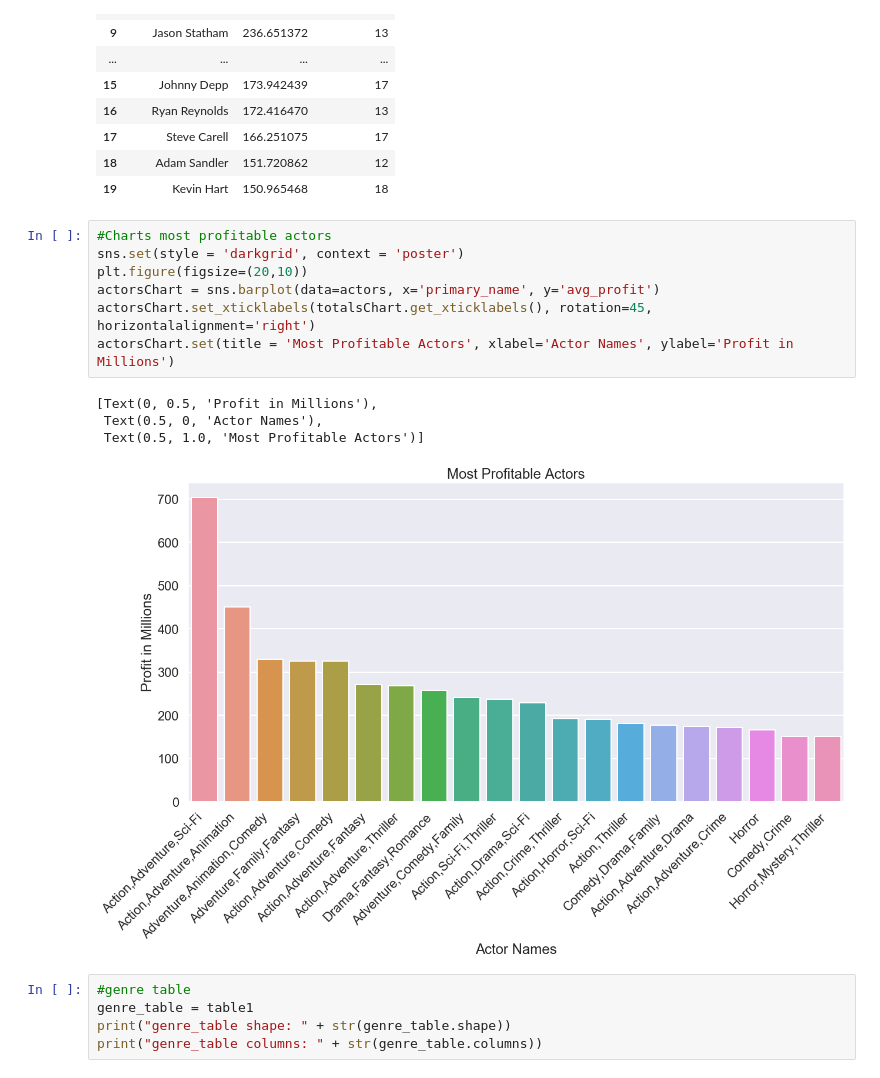
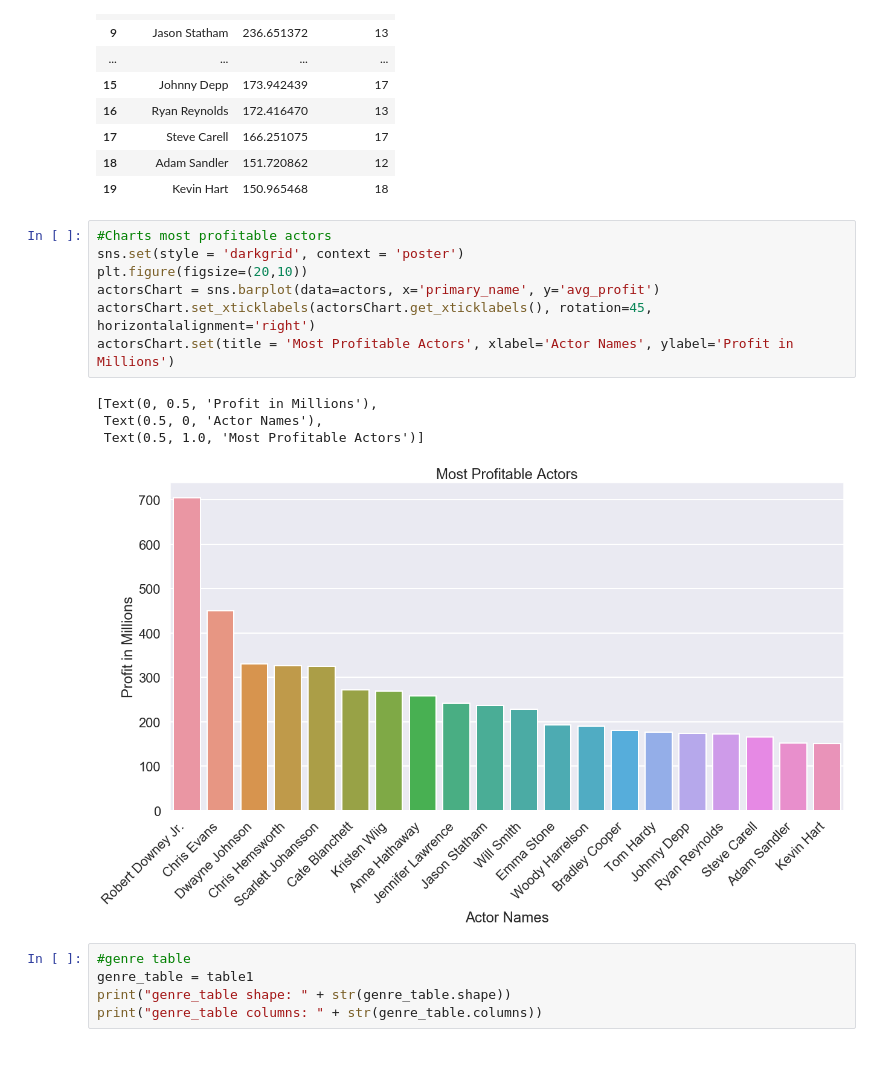
Before and after one commit to binyaz/movie_project_mod1, a Jupyter notebook: Final_Code.ipynb, the cells around one changed output. Cells and saved outputs as stored; diff of their text form.

```diff
--- a/Final_Code.ipynb
+++ b/Final_Code.ipynb
@@ -139,15 +139,15 @@ actors
 # %%
 #Charts most profitable actors
 sns.set(style = 'darkgrid', context = 'poster')
 plt.figure(figsize=(20,10))
 actorsChart = sns.barplot(data=actors, x='primary_name', y='avg_profit')
-actorsChart.set_xticklabels(totalsChart.get_xticklabels(), rotation=45, horizontalalignment='right')
+actorsChart.set_xticklabels(actorsChart.get_xticklabels(), rotation=45, horizontalalignment='right')
 actorsChart.set(title = 'Most Profitable Actors', xlabel='Actor Names', ylabel='Profit in Millions')
 # %% [output]
 [Text(0, 0.5, 'Profit in Millions'),
  Text(0.5, 0, 'Actor Names'),
  Text(0.5, 1.0, 'Most Profitable Actors')]
-[figure, old version]
+[figure, new version]
 # %%
 #genre table
 genre_table = table1
```
Also changed, not shown: parts of 3 cells of this notebook.
